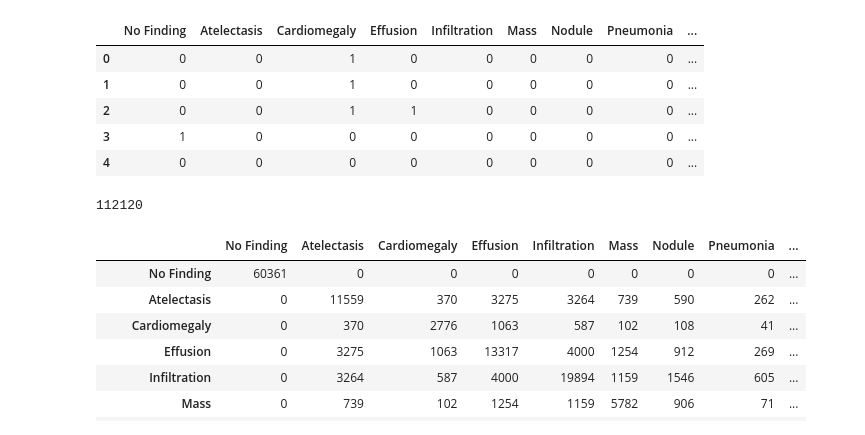
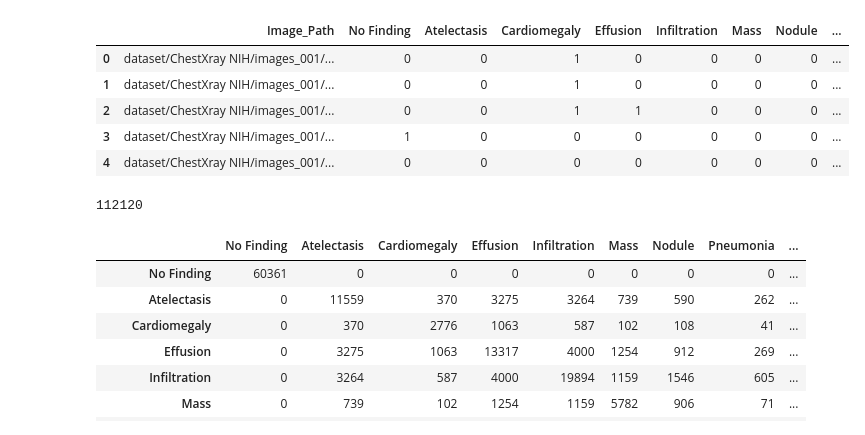
Before and after one commit to chonsawat/ChestXray-14, a Jupyter notebook: EDA.ipynb, the cells around one changed output. Saved outputs shown, nothing was run; the diff lists cells and outputs as text; code cells hidden in the pictures.

```diff
--- a/EDA.ipynb
+++ b/EDA.ipynb
@@ -1,23 +1,23 @@
 # %%
 import pandas as pd
 
 BATCH_SIZE = 16
 IMG_SIZE = 224
 SEED = 42
 input_path = "dataset/ChestXray NIH"
 
 df = (pd.read_csv(f'{input_path}/preprocessed_data.csv')
-      .drop(columns=["Unnamed: 0"])
-      .astype(int)
-      [["No Finding", "Atelectasis", "Cardiomegaly", "Effusion", "Infiltration", "Mass", "Nodule", "Pneumonia", "Pneumothorax", "Consolidation", "Edema", "Emphysema", "Fibrosis", "Pleural_Thickening", "Hernia"]])
+      [["Unnamed: 0", "No Finding", "Atelectasis", "Cardiomegaly", "Effusion", "Infiltration", "Mass", "Nodule", "Pneumonia", "Pneumothorax", "Consolidation", "Edema", "Emphysema", "Fibrosis", "Pleural_Thickening", "Hernia"]])
+df.columns = ["Image_Path", "No Finding", "Atelectasis", "Cardiomegaly", "Effusion", "Infiltration", "Mass", "Nodule", "Pneumonia", "Pneumothorax", "Consolidation", "Edema", "Emphysema", "Fibrosis", "Pleural_Thickening", "Hernia"]
+df.iloc[:, 1:] = df.iloc[:, 1:].astype(int)
 display(df.head())
 # %% [output]
-|  | No Finding | Atelectasis | Cardiomegaly | Effusion | Infiltration | Mass | Nodule | Pneumonia | ... |
-| 0 | 0 | 0 | 1 | 0 | 0 | 0 | 0 | 0 | ... |
-| 1 | 0 | 0 | 1 | 0 | 0 | 0 | 0 | 0 | ... |
-| 2 | 0 | 0 | 1 | 1 | 0 | 0 | 0 | 0 | ... |
-| 3 | 1 | 0 | 0 | 0 | 0 | 0 | 0 | 0 | ... |
-| 4 | 0 | 0 | 0 | 0 | 0 | 0 | 0 | 0 | ... |
+|  | Image_Path | No Finding | Atelectasis | Cardiomegaly | Effusion | Infiltration | Mass | Nodule | ... |
+| 0 | dataset/ChestXray NIH/images_001/... | 0 | 0 | 1 | 0 | 0 | 0 | 0 | ... |
+| 1 | dataset/ChestXray NIH/images_001/... | 0 | 0 | 1 | 0 | 0 | 0 | 0 | ... |
+| 2 | dataset/ChestXray NIH/images_001/... | 0 | 0 | 1 | 1 | 0 | 0 | 0 | ... |
+| 3 | dataset/ChestXray NIH/images_001/... | 1 | 0 | 0 | 0 | 0 | 0 | 0 | ... |
+| 4 | dataset/ChestXray NIH/images_001/... | 0 | 0 | 0 | 0 | 0 | 0 | 0 | ... |
 # %%
 len(df)
 # %% [output]
```
Also changed, not shown: parts of 12 cells of this notebook.
